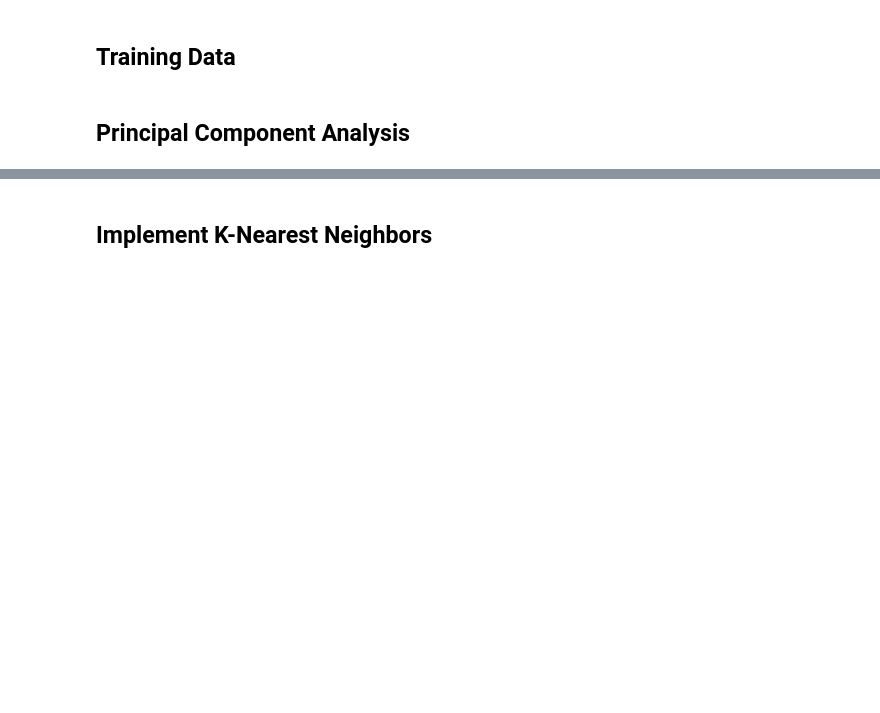
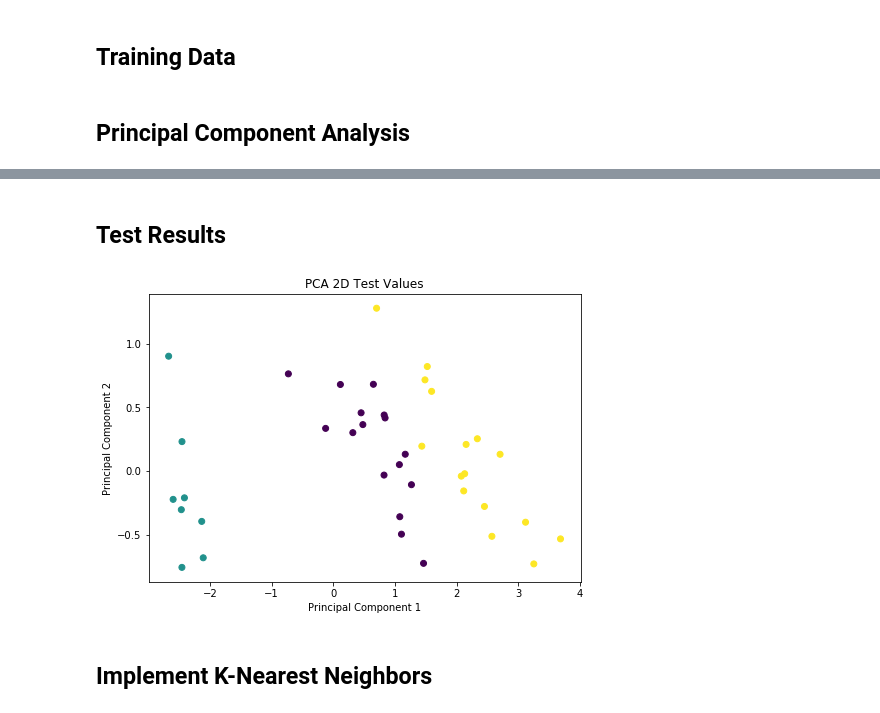
Before and after one commit to luisespriella9/ML-Algorithms, a Jupyter notebook: K-Nearest-Neighbors.ipynb, the cells around one changed output, grey strips where cells are left out. Drawn from its saved outputs; the diff is of its cells as text; code cells hidden in the pictures; blank space fills up the shorter version.

```diff
--- a/K-Nearest-Neighbors.ipynb
+++ b/K-Nearest-Neighbors.ipynb
@@ -172,3 +209,12 @@ KeyError: 'PetalLengthCm'
+# %% [markdown]
+## Test Results
+# %%
+x_test.drop(["Id"], inplace=True, axis=1)
+x_test.reset_index(drop=True, inplace=True)
+pca_test_data = my_pca.transform(x_test)
+my_pca.plot("PCA 2D Test Values", y_test.values)
+# %% [output]
+[figure, added]
 # %% [markdown]
 ## Implement K-Nearest Neighbors
 # %%
```
Also changed, not shown: parts of 13 cells of this notebook.
